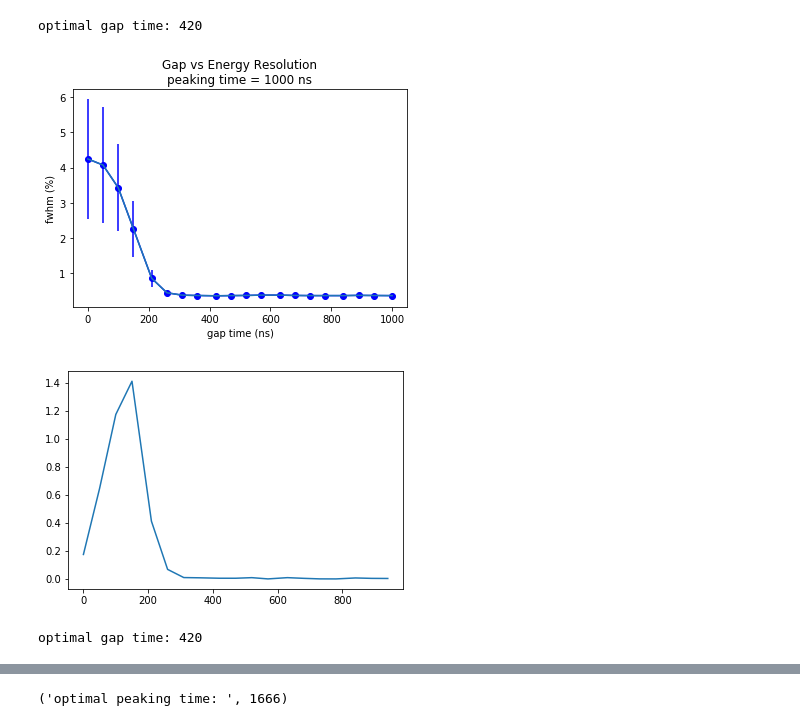
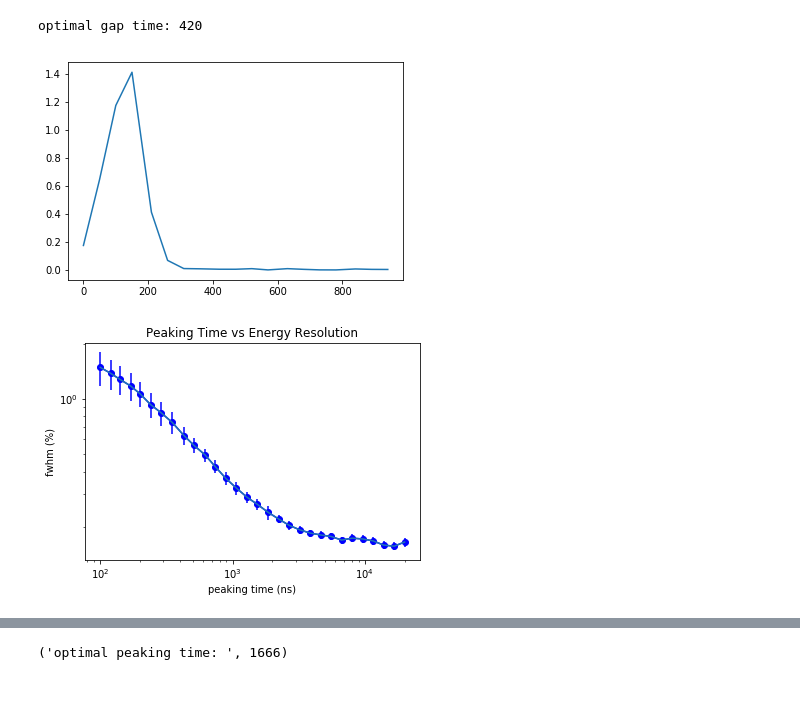
Before and after one commit to jmsz/lab3, a Jupyter notebook: scripts/lab1_analysis.ipynb, the cells around one changed output, grey strips where cells are left out. Cells and saved outputs as stored; diff of their text form; code cells hidden in the pictures; blank space fills up the shorter version.

Commit message:
better m and k optimization, added text

```diff
--- a/scripts/lab1_analysis.ipynb
+++ b/scripts/lab1_analysis.ipynb
@@ -88,12 +70,12 @@ print('optimal M: ', M)
 # %%
 # OPTIMIZE GAP TIME
 
-m_values = np.linspace(0, 100, 20)
+m_values = np.linspace(0, 100, 30)
 k = 100
 
-number_of_events = len(co_raw_data)
-# number_of_events = 10000
-assert number_of_events <= len(co_raw_data)
+number_of_events = len(cs_raw_data)
+#number_of_events = 10000
+assert number_of_events <= len(cs_raw_data)
 ndata = 4096
 
 m_fwhm_values = []
@@ -104,11 +86,11 @@ for m in m_values:
     m = int(m)
     m_values_ns.append(m * 10)
 
-    co_nrgs=[]
-    co_nrgs = np.apply_along_axis(fast_trapezoidal_filter_energy, 1, co_baseline_corrected_signals, k, m, M)
+    cs_nrgs=[]
+    cs_nrgs = np.apply_along_axis(fast_trapezoidal_filter_energy, 1, cs_baseline_corrected_signals, k, m, M)
     nbins = 2048
-    co_counts, bin_edges = np.histogram(co_nrgs, bins=2048, range=[0, 2048]) #, range=Cs_range) # WORKS
-    co_bins = (bin_edges[1:]+bin_edges[:-1])/2 # bin centers from bin edges
-    co_fwhm, co_center, err = fit_gaussian_peak_linear_background(co_bins[550:690], co_counts[550:690])
-    m_fwhm_values_err.append(err)
-    m_fwhm_values.append(round(co_fwhm / co_center, 7) * 100)
+    cs_counts, bin_edges = np.histogram(cs_nrgs, bins=2048, range=[0,512]) #, range=Cs_range) # WORKS
+    cs_bins = (bin_edges[1:]+bin_edges[:-1])/2 # bin centers from bin edges
+    cs_fwhm, cs_center, err = fit_gaussian_peak_linear_background(cs_bins[1000:2000], cs_counts[1000:2000])
+    m_fwhm_values_err.append(err* 100 / cs_peak_center)
+    m_fwhm_values.append(round(cs_fwhm / cs_center, 7) * 100)
@@ -121,27 +153,16 @@ optimal gap time: 420
 # %%
 plt.figure()
 plt.cla()
 plt.clf()
-plt.xlabel('gap time (ns)')
+plt.xlabel('peaking time (ns)')
 plt.ylabel('fwhm (%)')
-plt.errorbar(m_values_ns, m_fwhm_values, yerr=m_fwhm_values_err, ecolor='b')
-plt.plot(m_values_ns, m_fwhm_values, 'o-b')
-plt.title('Gap vs Energy Resolution')
-plt.savefig('../figures/gap_optimization_co.pdf')
-# plt.show()
-
-plt.figure()
-plt.cla()
-plt.clf()
-m_diff_list = abs(np.diff(m_fwhm_values))
-plt.plot(m_values_ns[0:-1], m_diff_list, '-')
-# plt.show()
+plt.loglog(k_values_ns, k_fwhm_values, 'o-b')
+plt.errorbar(k_values_ns, k_fwhm_values, yerr=k_fwhm_values_err, ecolor='b')
+plt.title('Peaking Time vs Energy Resolution')
+plt.tick_params(axis='y', which='minor')
+ax.yaxis.set_minor_formatter(FormatStrFormatter("%.1f"))
+#plt.savefig('../figures/peak_optimization_cs137.pdf')
+#plt.show()
 # %% [output]
-[figure, old version]
+[figure, new version]
-[figure, old version]
+[figure, new version]
-# %%
-optimal_gap_time =  int(m_values_ns[np.argmin(m_fwhm_values)]) / 10
-m = optimal_gap_time
-print('optimal gap time: ' + str(m * 10))
-# %% [output]
-optimal gap time: 420
```
Also changed, not shown: parts of 23 cells of this notebook, 5 other files.
